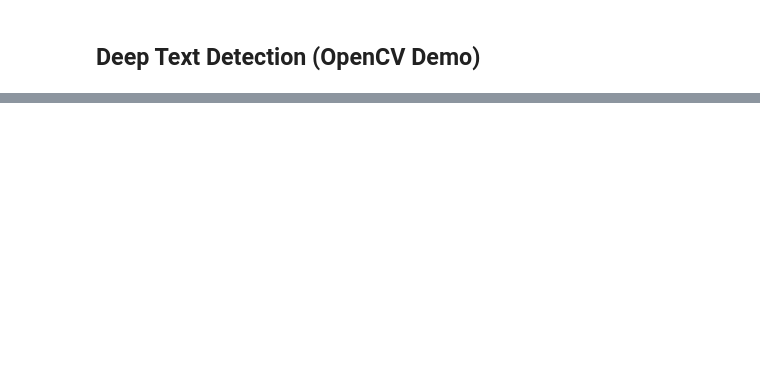
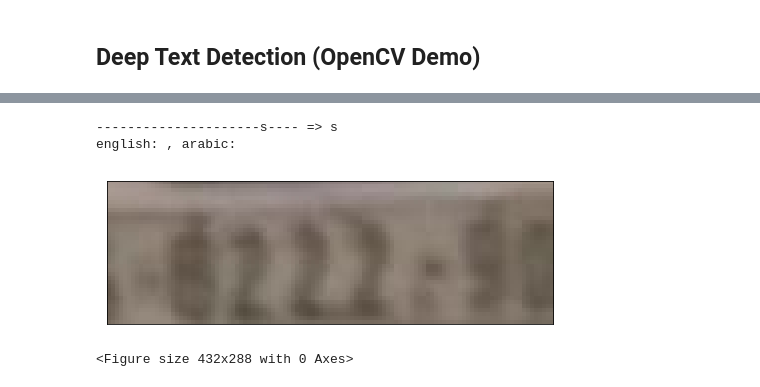
Before and after one commit to vframeio/_vframe_v0_archived, a Jupyter notebook: notebooks/text_detection/text_detection.ipynb, the cells around one changed output, grey strips where cells are left out. Saved outputs shown, nothing was run; the diff lists cells and outputs as text; code cells hidden in the pictures; blank space fills up the shorter version.

```diff
--- a/notebooks/text_detection/text_detection.ipynb
+++ b/notebooks/text_detection/text_detection.ipynb
@@ -31,3 +43,14 @@ from vframe.settings import vframe_cfg as cfg
+# %%
+model_path = join(cfg.DIR_MODELS_PYTORCH, 'crnn/crnn.pth')
+alphabet = '0123456789abcdefghijklmnopqrstuvwxyz'
+
+model = crnn.CRNN(32, 1, 37, 256)
+if torch.cuda.is_available():
+    model = model.cuda()
+print('loading pretrained model from %s' % model_path)
+model.load_state_dict(torch.load(model_path))
+converter = utils.strLabelConverter(alphabet)
+transformer = dataset.resizeNormalize((100, 32))
 # %%
 # get a test image
 im_test_list = glob(join(cfg.DIR_TEST_IMAGES, 'ocr', '*'))
@@ -189,0 +203,40 @@ ignore: 6.402760277524067e-08
+# %%
+orig = im_orig.copy()
+for (x1, y1, x2, y2) in boxes:
+  x1 = int(x1 * rW)
+  y1 = int(y1 * rH)
+  x2 = int(x2 * rW)
+  y2 = int(y2 * rH)
+
+  # draw the bounding box on the image
+  im_crop = im_orig[y1:y2, x1:x2]
+  im_crop_pil = imx.ensure_pil(im_crop)
+  im_crop_pil = im_crop_pil.convert('L')
+  im_crop_pil = transformer(im_crop_pil)
+  if torch.cuda.is_available():
+      im_crop_pil = im_crop_pil.cuda()
+  im_crop_pil = im_crop_pil.view(1, *im_crop_pil.size())
+  im_crop_pil = Variable(im_crop_pil)
+
+  model.eval()
+  preds = model(im_crop_pil)
+
+  _, preds = preds.max(2)
+  preds = preds.transpose(1, 0).contiguous().view(-1)
+
+  preds_size = Variable(torch.IntTensor([preds.size(0)]))
+  raw_pred = converter.decode(preds.data, preds_size.data, raw=True)
+  sim_pred = converter.decode(preds.data, preds_size.data, raw=False)
+  print('%-20s => %-20s' % (raw_pred, sim_pred))
+  im_crop_pil = imx.ensure_pil(im_crop)
+  txt_tess_eng = pytesseract.image_to_string(im_crop_pil, lang='eng')
+  txt_tess_ara = pytesseract.image_to_string(im_crop_pil, lang='ara')
+  print('english: {}, arabic: {}'.format(txt_tess_eng, txt_tess_ara))
+
+
+  imx.pltimg(im_crop, mode='bgr')
+# %% [output]
+---------------------s---- => s
+english: , arabic:
+[figure, added]
+<Figure size 432x288 with 0 Axes>
```
Also changed, not shown: parts of 10 cells of this notebook.
